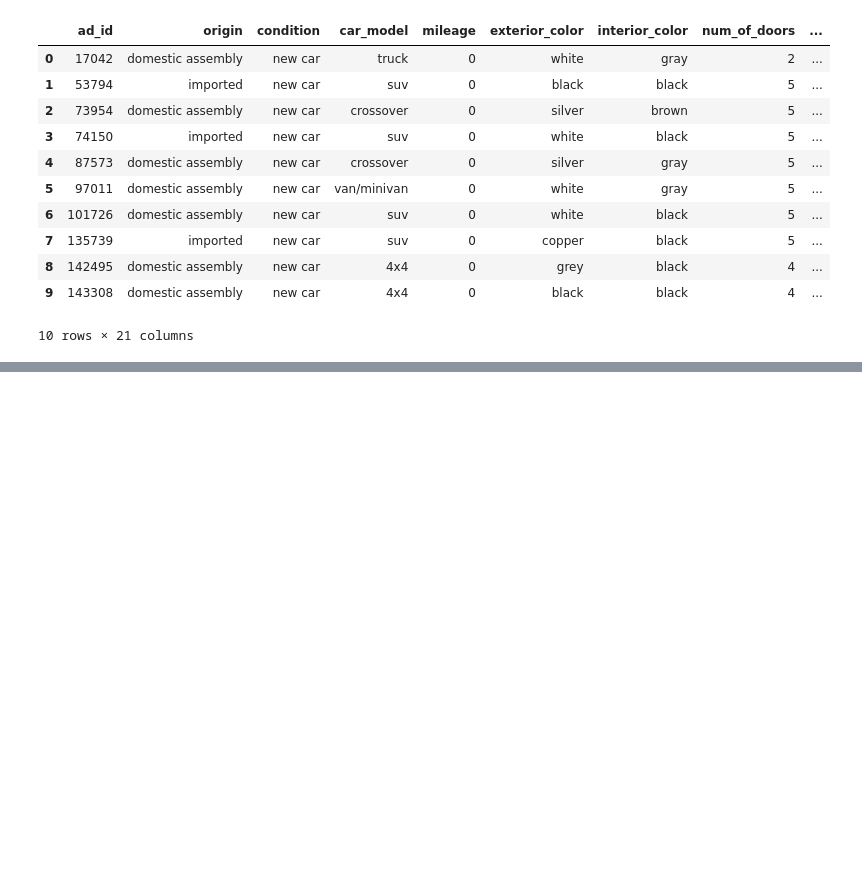
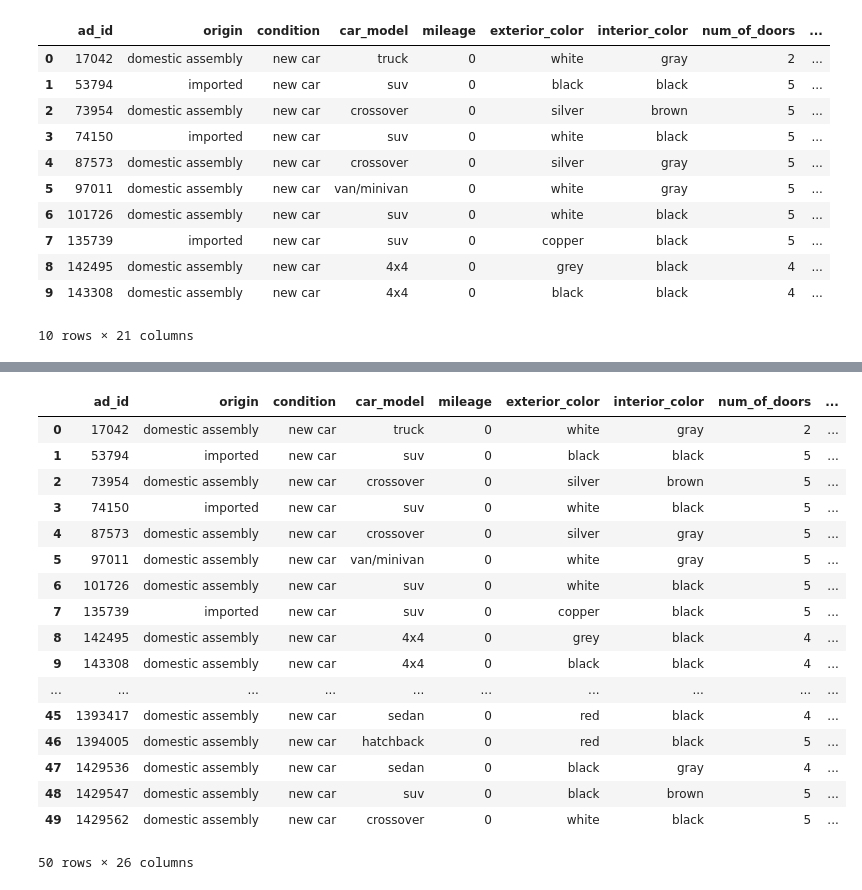
Before and after one commit to Rimanshuu/7008_Data_Vis_Repo, a Jupyter notebook: Assignment1_7008_T2_25.ipynb, the cells around one changed output, grey strips where cells are left out. Saved outputs shown, nothing was run; the diff lists cells and outputs as text; code cells hidden in the pictures; blank space fills up the shorter version.

```diff
--- a/Assignment1_7008_T2_25.ipynb
+++ b/Assignment1_7008_T2_25.ipynb
@@ -167,3 +167,16 @@ car_data.head(10)
 | 8 | 142495 | domestic assembly | new car | 4x4 | 0 | grey | black | 4 | ... |
 | 9 | 143308 | domestic assembly | new car | 4x4 | 0 | black | black | 4 | ... |
 10 rows × 21 columns
+# %%
+#Min-Max Normalization Formula: x' = (x - min) / (max - min)
+
+numeric_cols = ["engine_capacity", "num_of_doors", "seating_capacity", "fuel_consumption", "price (AUD)"]
+
+for col in numeric_cols:
+    if col in car_data.columns:
+        min_val = car_data[col].min()
+        max_val = car_data[col].max()
+        car_data["normalised_" + col] = (car_data[col] - min_val) / (max_val - min_val)
+
+
+car_data.head(10)
@@ -169,0 +196,26 @@ car_data.head(10)
+# %%
+# Save the processed data to a new file
+
+car_data.to_csv("processed_car_dataset.csv")
+processed_car_dataset = pd.read_csv("processed_car_dataset.csv")
+
+car_data.head(50)
+# %% [output]
+|  | ad_id | origin | condition | car_model | mileage | exterior_color | interior_color | num_of_doors | ... |
+| 0 | 17042 | domestic assembly | new car | truck | 0 | white | gray | 2 | ... |
+| 1 | 53794 | imported | new car | suv | 0 | black | black | 5 | ... |
+| 2 | 73954 | domestic assembly | new car | crossover | 0 | silver | brown | 5 | ... |
+| 3 | 74150 | imported | new car | suv | 0 | white | black | 5 | ... |
+| 4 | 87573 | domestic assembly | new car | crossover | 0 | silver | gray | 5 | ... |
+| 5 | 97011 | domestic assembly | new car | van/minivan | 0 | white | gray | 5 | ... |
+| 6 | 101726 | domestic assembly | new car | suv | 0 | white | black | 5 | ... |
+| 7 | 135739 | imported | new car | suv | 0 | copper | black | 5 | ... |
+| 8 | 142495 | domestic assembly | new car | 4x4 | 0 | grey | black | 4 | ... |
+| 9 | 143308 | domestic assembly | new car | 4x4 | 0 | black | black | 4 | ... |
+| ... | ... | ... | ... | ... | ... | ... | ... | ... | ... |
+| 45 | 1393417 | domestic assembly | new car | sedan | 0 | red | black | 4 | ... |
+| 46 | 1394005 | domestic assembly | new car | hatchback | 0 | red | black | 5 | ... |
+| 47 | 1429536 | domestic assembly | new car | sedan | 0 | black | gray | 4 | ... |
+| 48 | 1429547 | domestic assembly | new car | suv | 0 | black | brown | 5 | ... |
+| 49 | 1429562 | domestic assembly | new car | crossover | 0 | white | black | 5 | ... |
+50 rows × 26 columns
```
Also changed, not shown: parts of 1 cell of this notebook, 3 other files.
